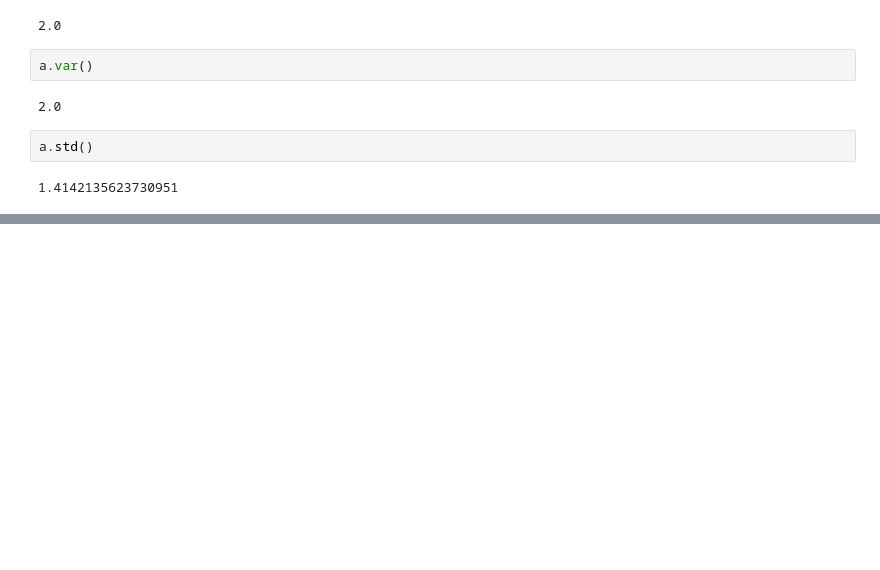
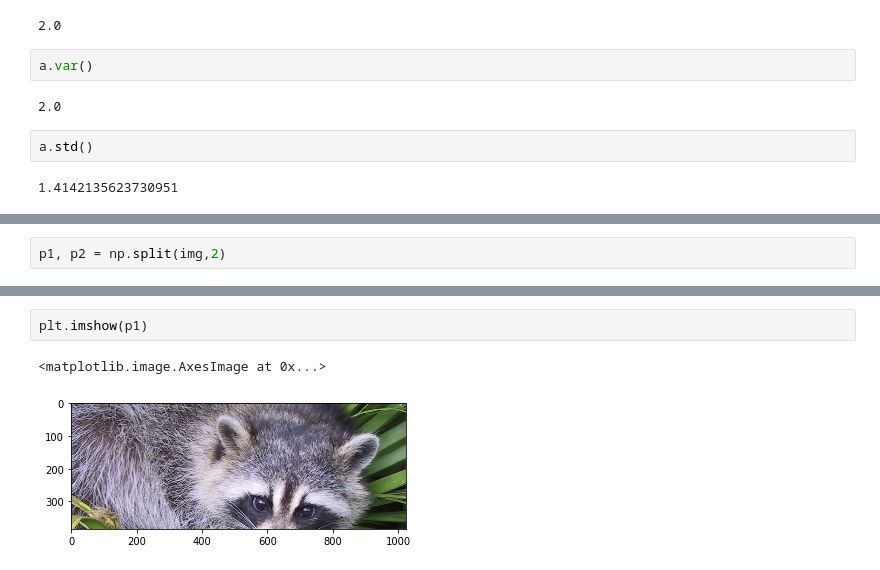
Before and after one commit to srikanthpragada/DataScience_21_JAN_2019, a Jupyter notebook: NumpyDemo.ipynb, the cells around one changed output, grey strips where cells are left out. Drawn from its saved outputs; the diff is of its cells as text; blank space fills up the shorter version.

```diff
--- a/NumpyDemo.ipynb
+++ b/NumpyDemo.ipynb
@@ -363,0 +550,2 @@ a.std()
+# %%
+p1, p2 = np.split(img,2)
@@ -363,0 +556,5 @@ a.std()
+# %%
+plt.imshow(p1)
+# %% [output]
+<matplotlib.image.AxesImage at 0x...>
+[figure, added]
```
Also changed, not shown: parts of 55 cells of this notebook.
